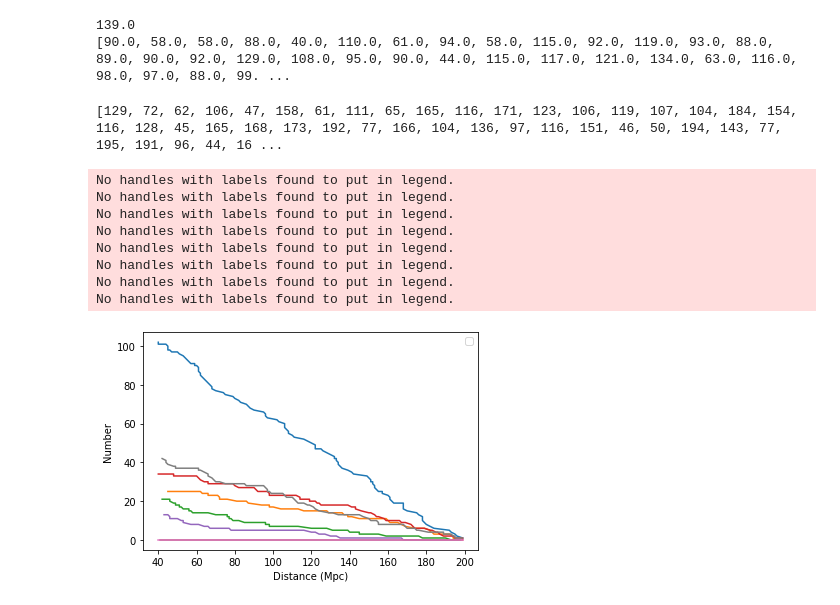
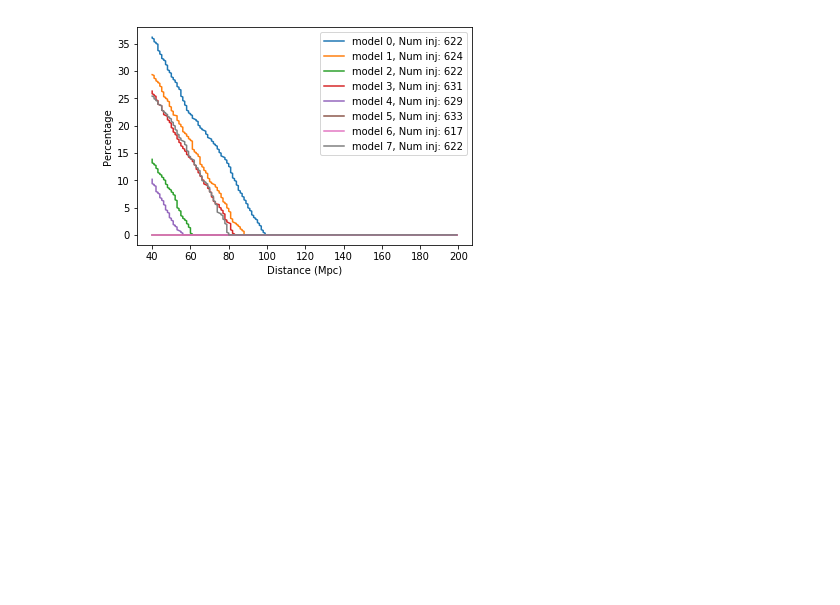
Before and after one commit to alexgoater/gotoproject, a Jupyter notebook: Updated Matching Code.ipynb, the cells around one changed output. Drawn from its saved outputs; the diff is of its cells as text; code cells hidden in the pictures; blank space fills up the shorter version.

Commit message:
updating notebook with correct efficiency curves

```diff
--- a/Updated Matching Code.ipynb
+++ b/Updated Matching Code.ipynb
@@ -37,7 +37,7 @@ def make_chi_squared(mag_err, mag, cutoff_mag):
     for mags in mag_err:
         num = np.where(mags > cutoff_mag)[0]
         if len(num) > 10:
-            chi2 = 10000
+            chi2 = max_chi2_val
         else:
             remove_ind = np.logical_not(mags>cutoff_mag)
             mags = mags[remove_ind] #remove elements that have a magnitude greater than cutoff mag.
@@ -69,7 +69,7 @@ m7 = lc['GW']
 
 #Define parameters.
 
-N = 1000 #number of kn models in Universe.
+N = 5000 #number of kn models in Universe.
 
 model = [m0, m1 ,m2 ,m3 ,m4 ,m5 ,m6 ,m7] #array of all the kn models.
 time = [0.5,1.5,2.5,3.5,4.5,5.5,6.5,7.5,8.5,9.5,10.5,11.5,12.5,13.5] #cadence of the observations in days.
@@ -80,6 +80,7 @@ low_dist_err = 0.7 #min distance from the 30% error range.
 high_dist_err = 1.3 #max distance from the 30% error range.
 
 cutoff_mag = 21 #GOTO will not be able to observe anything beyond (fainter) this magnitude.
+max_chi2_val = 10000
 
 #Conditions for a match to use in the cumulative sum.
 match = 1
@@ -168,14 +143,3 @@ for j in range(N):
-# %%
-print(max(dist_ind_value)) # HERE is where the error is I think?
-print(dist_ind_value) # the code is putting index of min chi into distance to get a value.
-# %% [output]
-139.0
-[90.0, 58.0, 58.0, 88.0, 40.0, 110.0, 61.0, 94.0, 58.0, 115.0, 92.0, 119.0, 93.0, 88.0, 89.0, 90.0, 92.0, 129.0, 108.0, 95.0, 90.0, 44.0, 115.0, 117.0, 121.0, 134.0, 63.0, 116.0, 98.0, 97.0, 88.0, 99. ...
-# %%
-print(all_kn_distance) #again fine for first time but after ran seperately its not. This is the distance for all
-                       #the models?
-# %% [output]
-[129, 72, 62, 106, 47, 158, 61, 111, 65, 165, 116, 171, 123, 106, 119, 107, 104, 184, 154, 116, 128, 45, 165, 168, 173, 192, 77, 166, 104, 136, 97, 116, 151, 46, 50, 194, 143, 77, 195, 191, 96, 44, 16 ...
 # %%
 #Save KN, best fit model, min chi2 value, model distance (use indexing to find lowest) and KN distance)
 
@@ -184,8 +148,8 @@ kn_info = {'KN model':array_kns, 'Best fit model':best_model, 'Minimum Chi2':min
 #Create an efficiency curve.
 
 #Turning arrays into numpy arrays.
-array_kns = np.asarray(array_kns)
-best_model = np.asarray(best_model)
+#array_kns = np.asarray(array_kns)
+#best_model = np.asarray(best_model)
 
 plt.figure()
 
@@ -193,46 +157,43 @@ for i in range(0,len(model)):
     kn_mod = kn_info['KN model']
     best_fit = kn_info['Best fit model']
     kn_dist = kn_info['KN distance']
+    chi2 = kn_info['Minimum Chi2']
 
     kn_mod = np.asarray(kn_mod)
     best_fit = np.asarray(best_fit)
     kn_dist = np.asarray(kn_dist)
+    chi2 = np.asarray(chi2)
 
     kn_ind = np.where(kn_mod==i)[0] #finds the indicies where the kn model is model i (i.e. 0 and then 1, ect.)
     best_ind = best_fit[kn_ind] #puts these indicies into the best fit model to find whether the theoretical and
                                 #best fit models are the same at the same index point.
+    chi2_ind = chi2[kn_ind]
     match_dist = np.zeros(len(kn_ind))
     cumulative = np.zeros(len(kn_ind))
 
     #HERE I USED KN INSTEAD OF MODEL DISTANCE.
 
     for j in range(0,len(kn_ind)):
         match_dist[j] = kn_dist[kn_ind[j]] #appends distance of relating KN model to an array.
-        if best_ind[j] == i: #if value of best fit model is same as value of kn ind then match and add 1.
+        if best_ind[j] == i and chi2_ind[j] != max_chi2_val: #if value of best fit model is same as value of kn ind then match and add 1.
             cumulative[j] = match
         else: #if value of best fit model is not the same as value of kn ind then non-match and add nothing.
             cumulative[j] = non_match
 
-    cumsum = np.cumsum(cumulative)[::-1] #makes a cumulative sum and reverses it.
     plot_dist = np.sort(match_dist) #orders distances.
+    plot_cumulative = np.sort(cumulative)
+    cumsum = np.cumsum(plot_cumulative)[::-1]
+    norm_cumsum = (cumsum / (len(cumsum))*100)
 
-    #label = 'model %s' % i, 'injections %s' % len(kn_ind[i]) #label different model numbers and states number of
+    label = 'model %s, Num inj: %s' % (i, len(kn_ind)) #label different model numbers and states number of
                                                              #injections.
     #norm = np.arange(0,1
 
-    plt.plot(plot_dist, cumsum)#, label=label)
+    plt.plot(plot_dist, norm_cumsum, label=label)
     plt.legend()
-    plt.ylabel('Number')
+    plt.ylabel('Percentage')
     plt.xlabel('Distance (Mpc)')
 
 plt.show()
 # %% [output]
-No handles with labels found to put in legend.
-No handles with labels found to put in legend.
-No handles with labels found to put in legend.
-No handles with labels found to put in legend.
-No handles with labels found to put in legend.
-No handles with labels found to put in legend.
-No handles with labels found to put in legend.
-No handles with labels found to put in legend.
-[figure, old version]
+[figure, new version]
```
Also changed, not shown: parts of 1 cell of this notebook.
